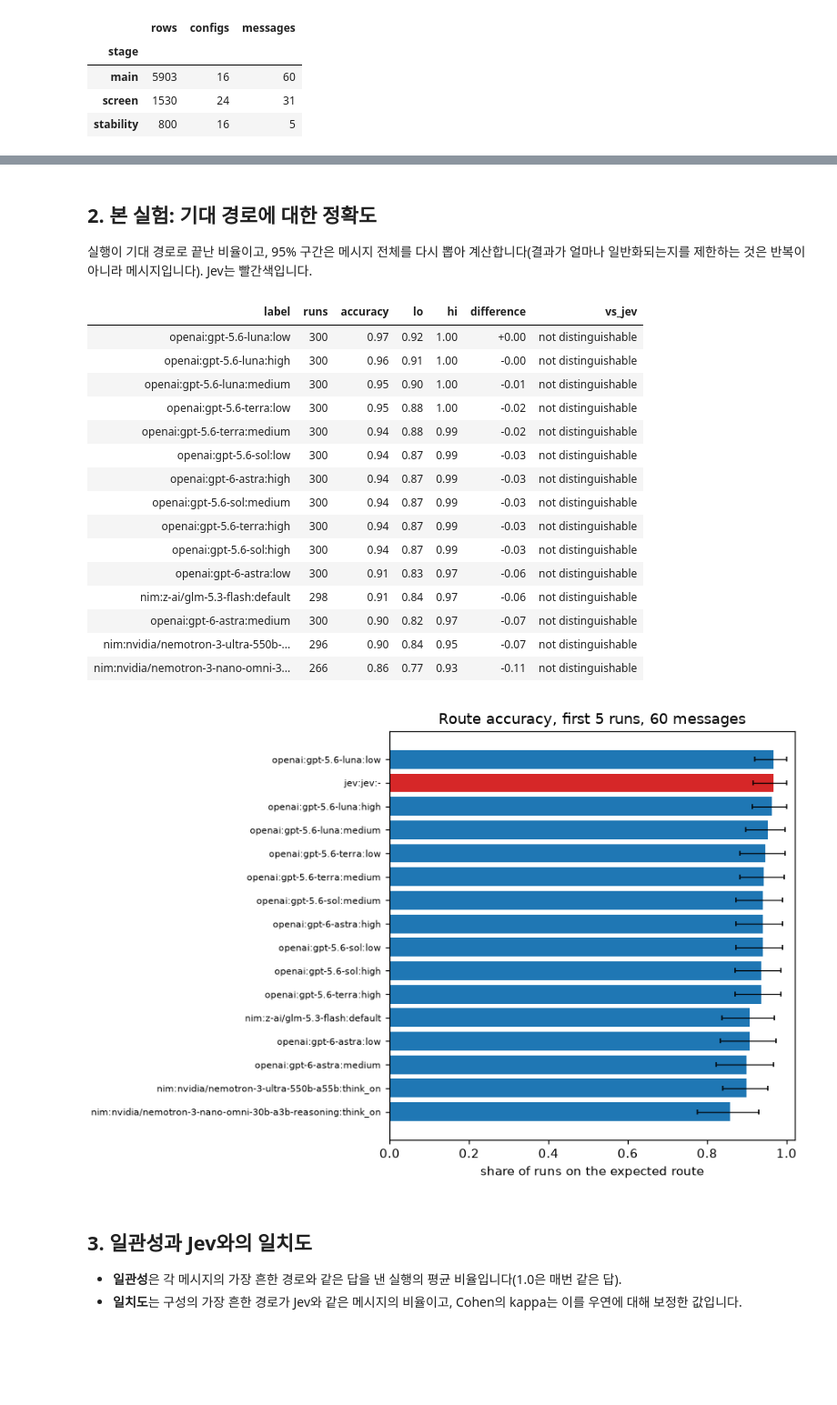
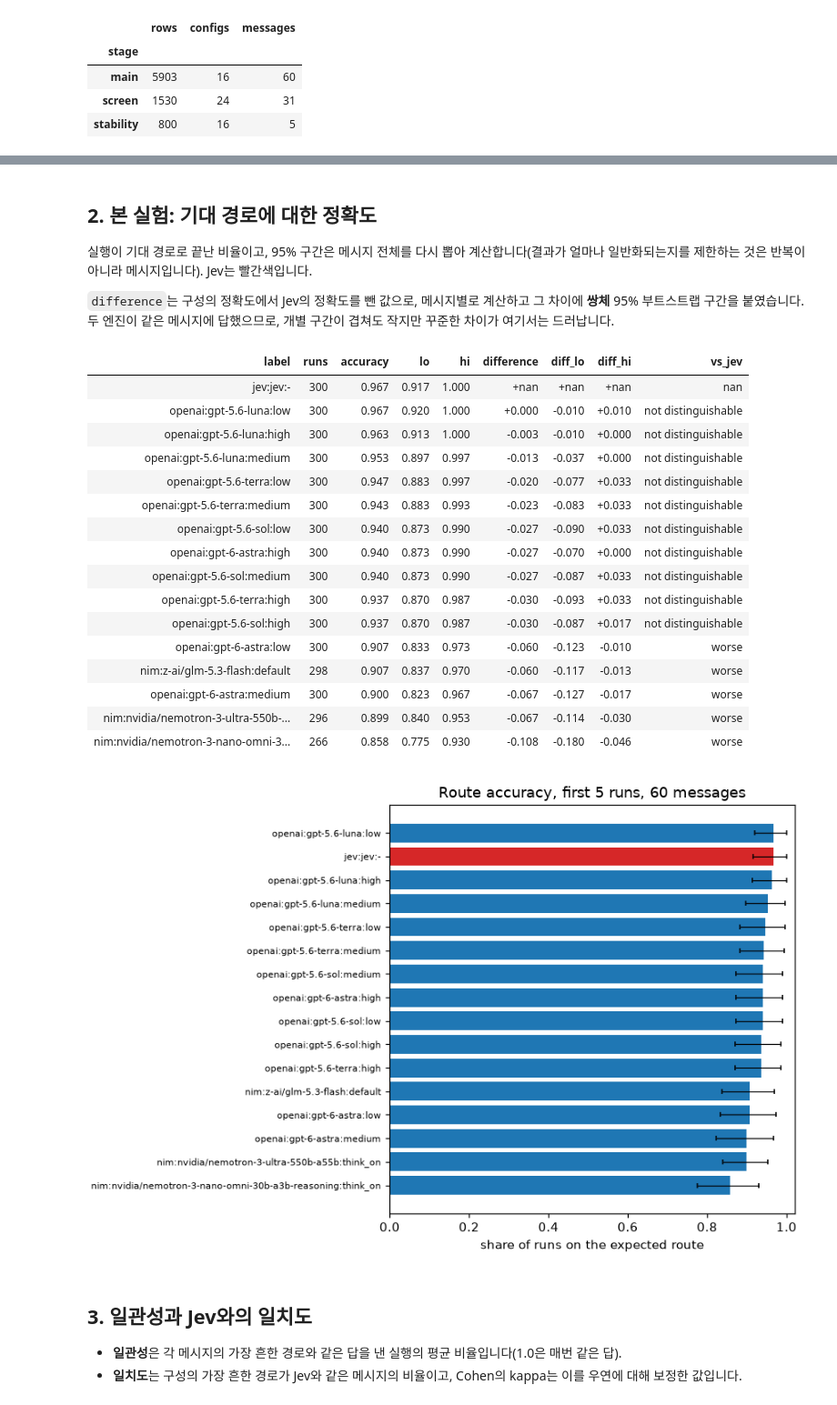
Before and after one commit to jyje/pilot-typesafeai-jev, a Jupyter notebook: src/notebooks/03-case04-structured-control-ko.ipynb, the cells around one changed output, grey strips where cells are left out. Shown at 91% size. Saved outputs shown, nothing was run; the diff lists cells and outputs as text; code cells hidden in the pictures; blank space fills up the shorter version.

```diff
--- a/src/notebooks/03-case04-structured-control-ko.ipynb
+++ b/src/notebooks/03-case04-structured-control-ko.ipynb
@@ -85,34 +85,47 @@ Screen: 31 messages x 3 runs per configuration
 ## 2. 본 실험: 기대 경로에 대한 정확도
 
 실행이 기대 경로로 끝난 비율이고, 95% 구간은 메시지 전체를 다시 뽑아 계산합니다(결과가 얼마나 일반화되는지를 제한하는 것은 반복이 아니라 메시지입니다). Jev는 빨간색입니다.
+
+`difference`는 구성의 정확도에서 Jev의 정확도를 뺀 값으로, 메시지별로 계산하고 그 차이에 **쌍체** 95% 부트스트랩 구간을 붙였습니다. 두 엔진이 같은 메시지에 답했으므로, 개별 구간이 겹쳐도 작지만 꾸준한 차이가 여기서는 드러납니다.
 # %%
 parity = analysis.trim_repeats(main, 5)
 acc = analysis.accuracy(parity)
-table = analysis.versus_jev(acc)
+paired = analysis.paired_versus_jev(parity)
+table = acc.merge(paired, on="label", how="left")
 display(
-    table[["label", "runs", "accuracy", "lo", "hi", "difference", "vs_jev"]]
+    table[["label", "runs", "accuracy", "lo", "hi", "difference", "diff_lo", "diff_hi", "vs_jev"]]
     .sort_values("accuracy", ascending=False)
     .style.hide(axis="index")
-    .format({"accuracy": "{:.2f}", "lo": "{:.2f}", "hi": "{:.2f}", "difference": "{:+.2f}"})
+    .format(
+        {
+            "accuracy": "{:.3f}",
+            "lo": "{:.3f}",
+            "hi": "{:.3f}",
+            "difference": "{:+.3f}",
+            "diff_lo": "{:+.3f}",
+            "diff_hi": "{:+.3f}",
+        }
+    )
 )
 show(analysis.plot_accuracy(acc, "Route accuracy, first 5 runs, 60 messages"))
 # %% [output]
-| label | runs | accuracy | lo | hi | difference | vs_jev |
-| openai:gpt-5.6-luna:low | 300 | 0.97 | 0.92 | 1.00 | +0.00 | not distinguishable |
-| openai:gpt-5.6-luna:high | 300 | 0.96 | 0.91 | 1.00 | -0.00 | not distinguishable |
-| openai:gpt-5.6-luna:medium | 300 | 0.95 | 0.90 | 1.00 | -0.01 | not distinguishable |
-| openai:gpt-5.6-terra:low | 300 | 0.95 | 0.88 | 1.00 | -0.02 | not distinguishable |
-| openai:gpt-5.6-terra:medium | 300 | 0.94 | 0.88 | 0.99 | -0.02 | not distinguishable |
-| openai:gpt-5.6-sol:low | 300 | 0.94 | 0.87 | 0.99 | -0.03 | not distinguishable |
-| openai:gpt-6-astra:high | 300 | 0.94 | 0.87 | 0.99 | -0.03 | not distinguishable |
-| openai:gpt-5.6-sol:medium | 300 | 0.94 | 0.87 | 0.99 | -0.03 | not distinguishable |
-| openai:gpt-5.6-terra:high | 300 | 0.94 | 0.87 | 0.99 | -0.03 | not distinguishable |
-| openai:gpt-5.6-sol:high | 300 | 0.94 | 0.87 | 0.99 | -0.03 | not distinguishable |
-| openai:gpt-6-astra:low | 300 | 0.91 | 0.83 | 0.97 | -0.06 | not distinguishable |
-| nim:z-ai/glm-5.3-flash:default | 298 | 0.91 | 0.84 | 0.97 | -0.06 | not distinguishable |
-| openai:gpt-6-astra:medium | 300 | 0.90 | 0.82 | 0.97 | -0.07 | not distinguishable |
-| nim:nvidia/nemotron-3-ultra-550b-... | 296 | 0.90 | 0.84 | 0.95 | -0.07 | not distinguishable |
-| nim:nvidia/nemotron-3-nano-omni-3... | 266 | 0.86 | 0.77 | 0.93 | -0.11 | not distinguishable |
+| label | runs | accuracy | lo | hi | difference | diff_lo | diff_hi | vs_jev |
+| jev:jev:- | 300 | 0.967 | 0.917 | 1.000 | +nan | +nan | +nan | nan |
+| openai:gpt-5.6-luna:low | 300 | 0.967 | 0.920 | 1.000 | +0.000 | -0.010 | +0.010 | not distinguishable |
+| openai:gpt-5.6-luna:high | 300 | 0.963 | 0.913 | 1.000 | -0.003 | -0.010 | +0.000 | not distinguishable |
+| openai:gpt-5.6-luna:medium | 300 | 0.953 | 0.897 | 0.997 | -0.013 | -0.037 | +0.000 | not distinguishable |
+| openai:gpt-5.6-terra:low | 300 | 0.947 | 0.883 | 0.997 | -0.020 | -0.077 | +0.033 | not distinguishable |
+| openai:gpt-5.6-terra:medium | 300 | 0.943 | 0.883 | 0.993 | -0.023 | -0.083 | +0.033 | not distinguishable |
+| openai:gpt-5.6-sol:low | 300 | 0.940 | 0.873 | 0.990 | -0.027 | -0.090 | +0.033 | not distinguishable |
+| openai:gpt-6-astra:high | 300 | 0.940 | 0.873 | 0.990 | -0.027 | -0.070 | +0.000 | not distinguishable |
+| openai:gpt-5.6-sol:medium | 300 | 0.940 | 0.873 | 0.990 | -0.027 | -0.087 | +0.033 | not distinguishable |
+| openai:gpt-5.6-terra:high | 300 | 0.937 | 0.870 | 0.987 | -0.030 | -0.093 | +0.033 | not distinguishable |
+| openai:gpt-5.6-sol:high | 300 | 0.937 | 0.870 | 0.987 | -0.030 | -0.087 | +0.017 | not distinguishable |
+| openai:gpt-6-astra:low | 300 | 0.907 | 0.833 | 0.973 | -0.060 | -0.123 | -0.010 | worse |
+| nim:z-ai/glm-5.3-flash:default | 298 | 0.907 | 0.837 | 0.970 | -0.060 | -0.117 | -0.013 | worse |
+| openai:gpt-6-astra:medium | 300 | 0.900 | 0.823 | 0.967 | -0.067 | -0.127 | -0.017 | worse |
+| nim:nvidia/nemotron-3-ultra-550b-... | 296 | 0.899 | 0.840 | 0.953 | -0.067 | -0.114 | -0.030 | worse |
+| nim:nvidia/nemotron-3-nano-omni-3... | 266 | 0.858 | 0.775 | 0.930 | -0.108 | -0.180 | -0.046 | worse |
 [figure]
 # %% [markdown]
 ## 3. 일관성과 Jev와의 일치도
```
Also changed, not shown: parts of 5 cells of this notebook, 10 other files.
